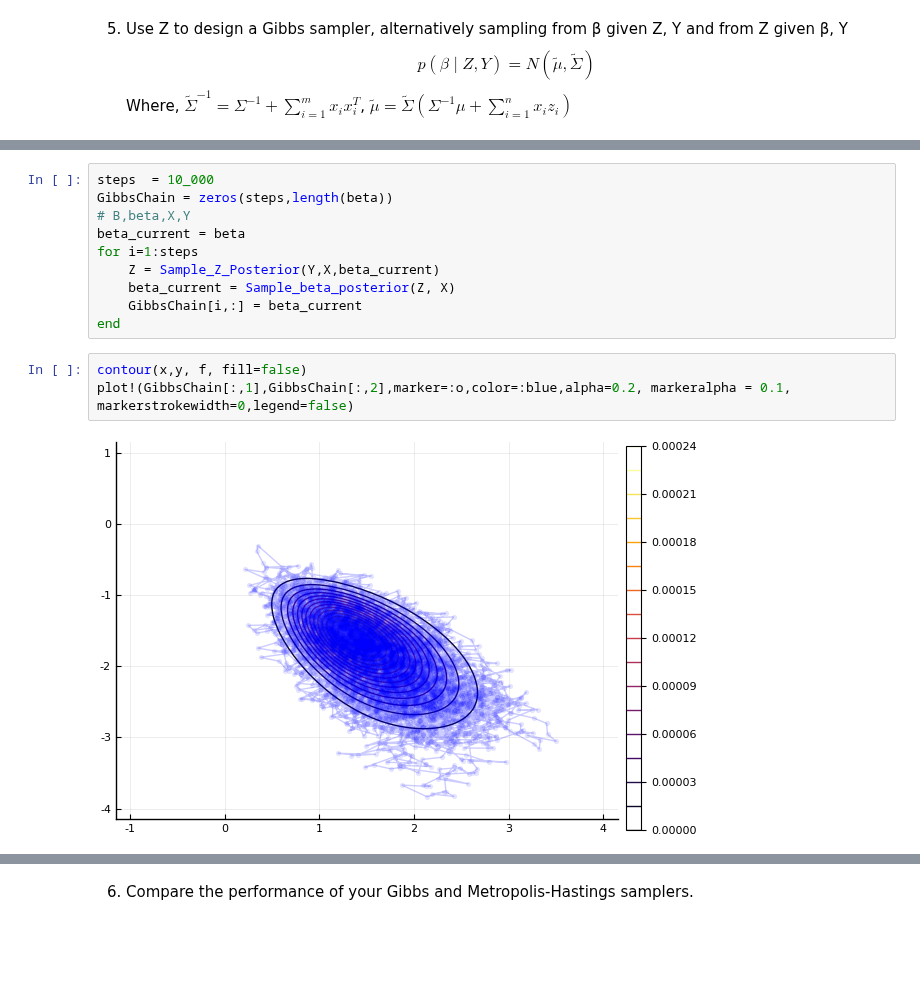
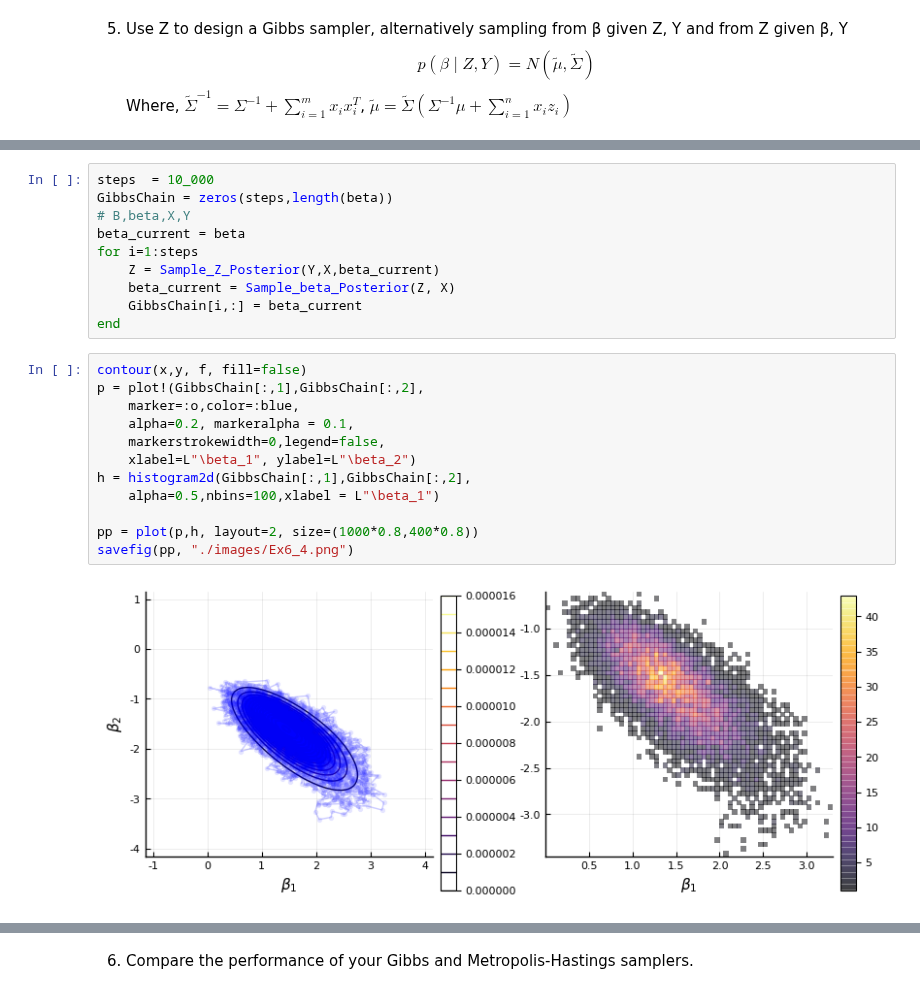
Before and after one commit to davibarreira/Computational_Statistics, a Jupyter notebook: Exercises3/Sheet3 Exercise 6.ipynb, the cells around one changed output, grey strips where cells are left out. Cells and saved outputs as stored; diff of their text form; blank space fills up the shorter version.

```diff
--- a/Exercises3/Sheet3 Exercise 6.ipynb
+++ b/Exercises3/Sheet3 Exercise 6.ipynb
@@ -156,14 +187,23 @@ GibbsChain = zeros(steps,length(beta))
 beta_current = beta
 for i=1:steps
     Z = Sample_Z_Posterior(Y,X,beta_current)
-    beta_current = Sample_beta_posterior(Z, X)
+    beta_current = Sample_beta_Posterior(Z, X)
     GibbsChain[i,:] = beta_current
 end
 # %%
 contour(x,y, f, fill=false)
-plot!(GibbsChain[:,1],GibbsChain[:,2],marker=:o,color=:blue,alpha=0.2, markeralpha = 0.1, markerstrokewidth=0,legend=false)
+p = plot!(GibbsChain[:,1],GibbsChain[:,2],
+    marker=:o,color=:blue,
+    alpha=0.2, markeralpha = 0.1,
+    markerstrokewidth=0,legend=false,
+    xlabel=L"\beta_1", ylabel=L"\beta_2")
+h = histogram2d(GibbsChain[:,1],GibbsChain[:,2],
+    alpha=0.5,nbins=100,xlabel = L"\beta_1")
+
+pp = plot(p,h, layout=2, size=(1000*0.8,400*0.8))
+savefig(pp, "./images/Ex6_4.png")
 # %% [output]
-[figure, old version]
+[figure, new version]
 # %%
 # Uncomment this to plot the contours instead of the histogram
 # contour(x,y, f, fill=false)
```
Also changed, not shown: parts of 12 cells of this notebook, 2 other files.
